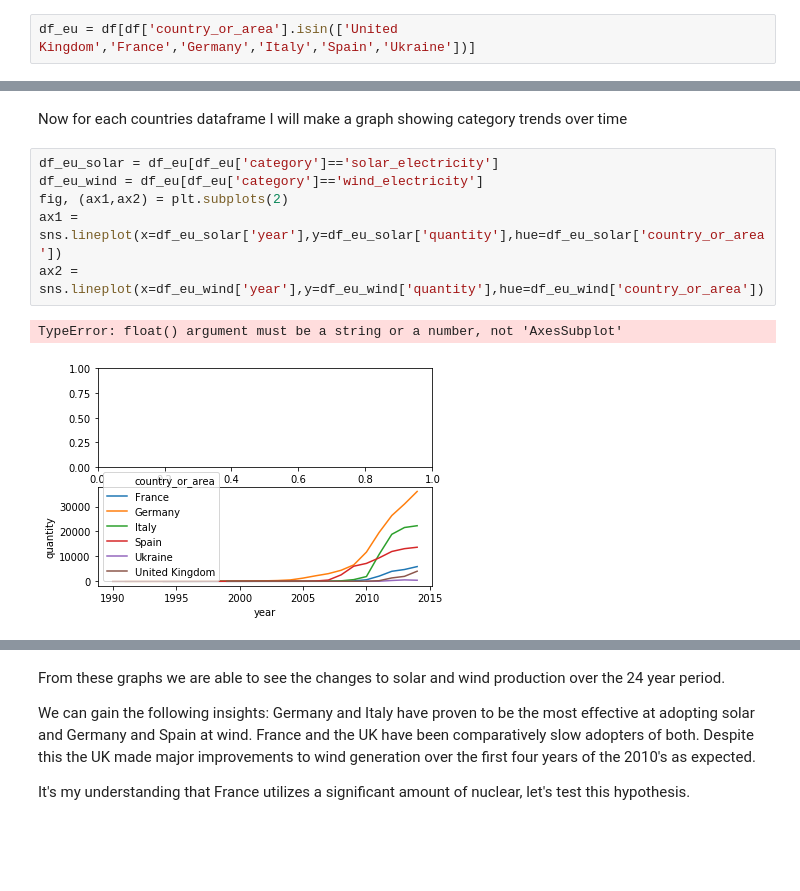
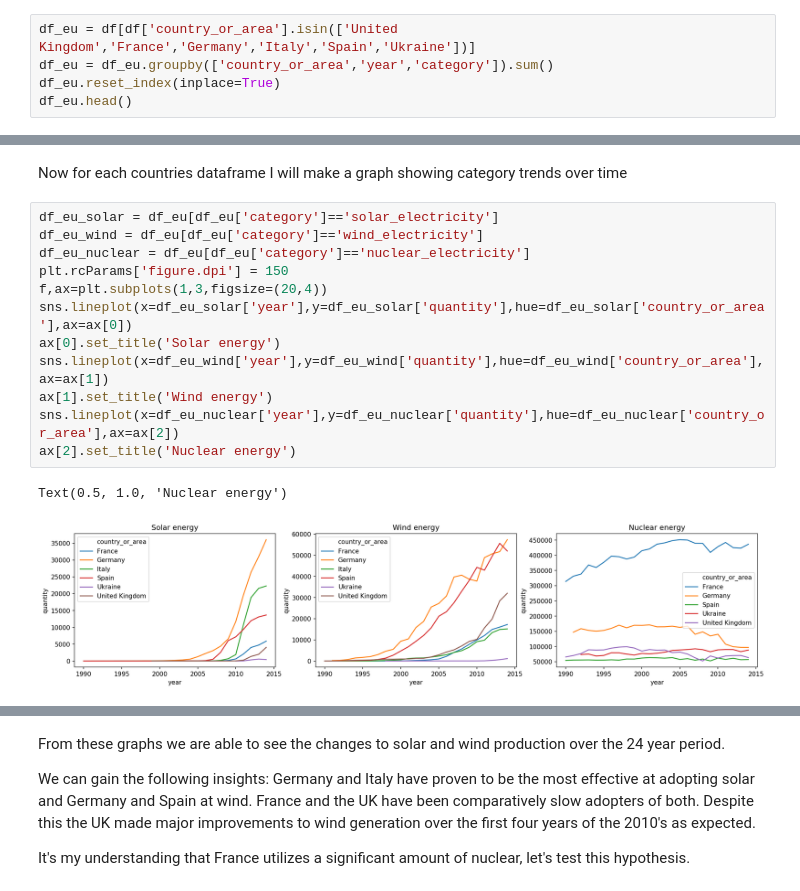
Before and after one commit to See-You-Data/UNInternationalEnergyData, a Jupyter notebook: dan_exploratory_analysis.ipynb, the cells around one changed output, grey strips where cells are left out. Drawn from its saved outputs; the diff is of its cells as text; blank space fills up the shorter version.

Commit message:
tidied up my graphs, fixed the multi graph for each of the major energy source and appended titles to each

```diff
--- a/dan_exploratory_analysis.ipynb
+++ b/dan_exploratory_analysis.ipynb
@@ -239,3 +242,6 @@ To do this I would like to look at 6 countries,
 The United Kingdom, France, Germany, Spain, Italy, and Russia.
 # %%
 df_eu = df[df['country_or_area'].isin(['United Kingdom','France','Germany','Italy','Spain','Ukraine'])]
+df_eu = df_eu.groupby(['country_or_area','year','category']).sum()
+df_eu.reset_index(inplace=True)
+df_eu.head()
@@ -244,9 +257,15 @@ Now for each countries dataframe I will make a graph showing category trends ove
 # %%
 df_eu_solar = df_eu[df_eu['category']=='solar_electricity']
 df_eu_wind = df_eu[df_eu['category']=='wind_electricity']
-fig, (ax1,ax2) = plt.subplots(2)
-ax1 = sns.lineplot(x=df_eu_solar['year'],y=df_eu_solar['quantity'],hue=df_eu_solar['country_or_area'])
-ax2 = sns.lineplot(x=df_eu_wind['year'],y=df_eu_wind['quantity'],hue=df_eu_wind['country_or_area'])
+df_eu_nuclear = df_eu[df_eu['category']=='nuclear_electricity']
+plt.rcParams['figure.dpi'] = 150
+f,ax=plt.subplots(1,3,figsize=(20,4))
+sns.lineplot(x=df_eu_solar['year'],y=df_eu_solar['quantity'],hue=df_eu_solar['country_or_area'],ax=ax[0])
+ax[0].set_title('Solar energy')
+sns.lineplot(x=df_eu_wind['year'],y=df_eu_wind['quantity'],hue=df_eu_wind['country_or_area'],ax=ax[1])
+ax[1].set_title('Wind energy')
+sns.lineplot(x=df_eu_nuclear['year'],y=df_eu_nuclear['quantity'],hue=df_eu_nuclear['country_or_area'],ax=ax[2])
+ax[2].set_title('Nuclear energy')
 # %% [output]
-TypeError: float() argument must be a string or a number, not 'AxesSubplot'
+Text(0.5, 1.0, 'Nuclear energy')
-[figure, old version]
+[figure, new version]
```
Also changed, not shown: parts of 6 cells of this notebook.
